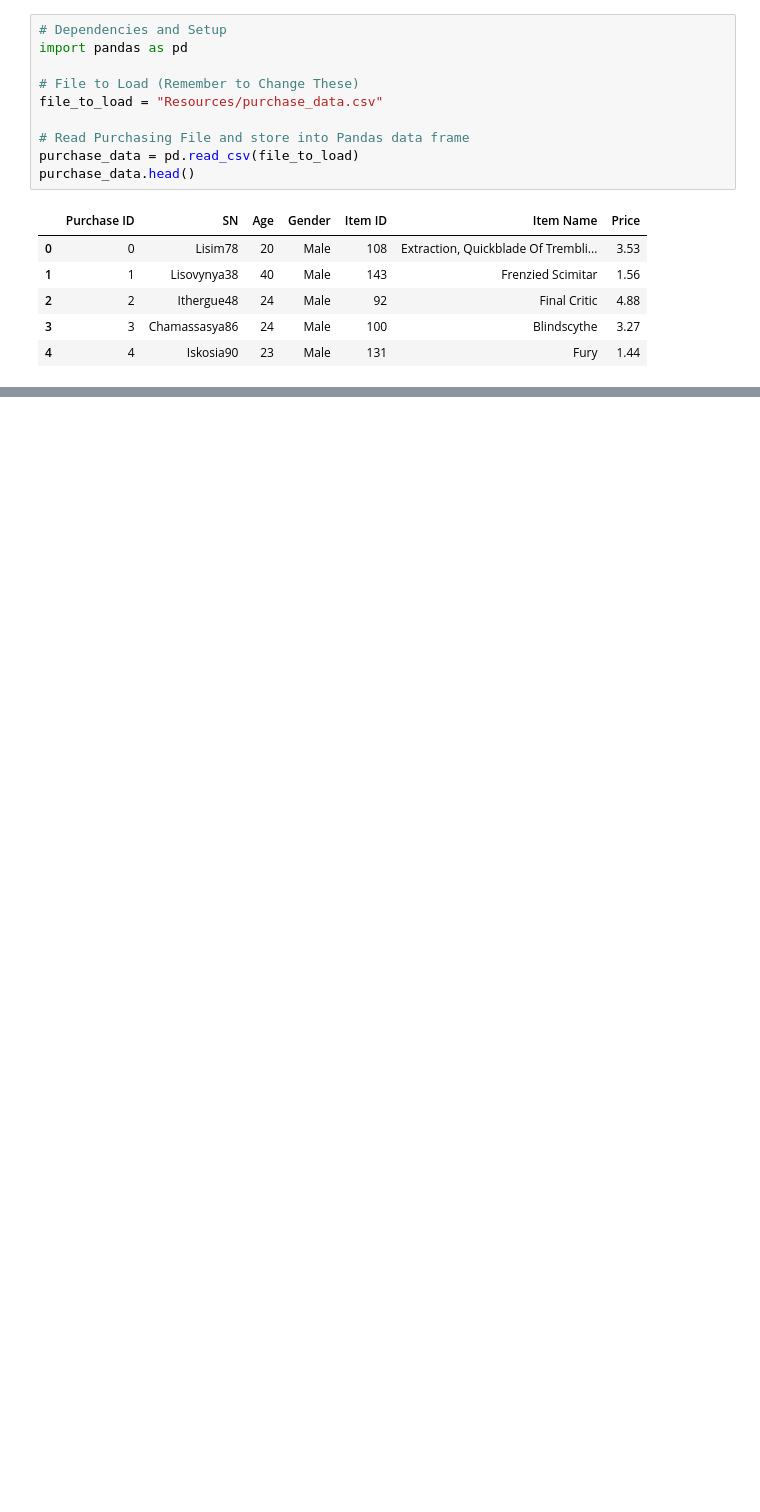
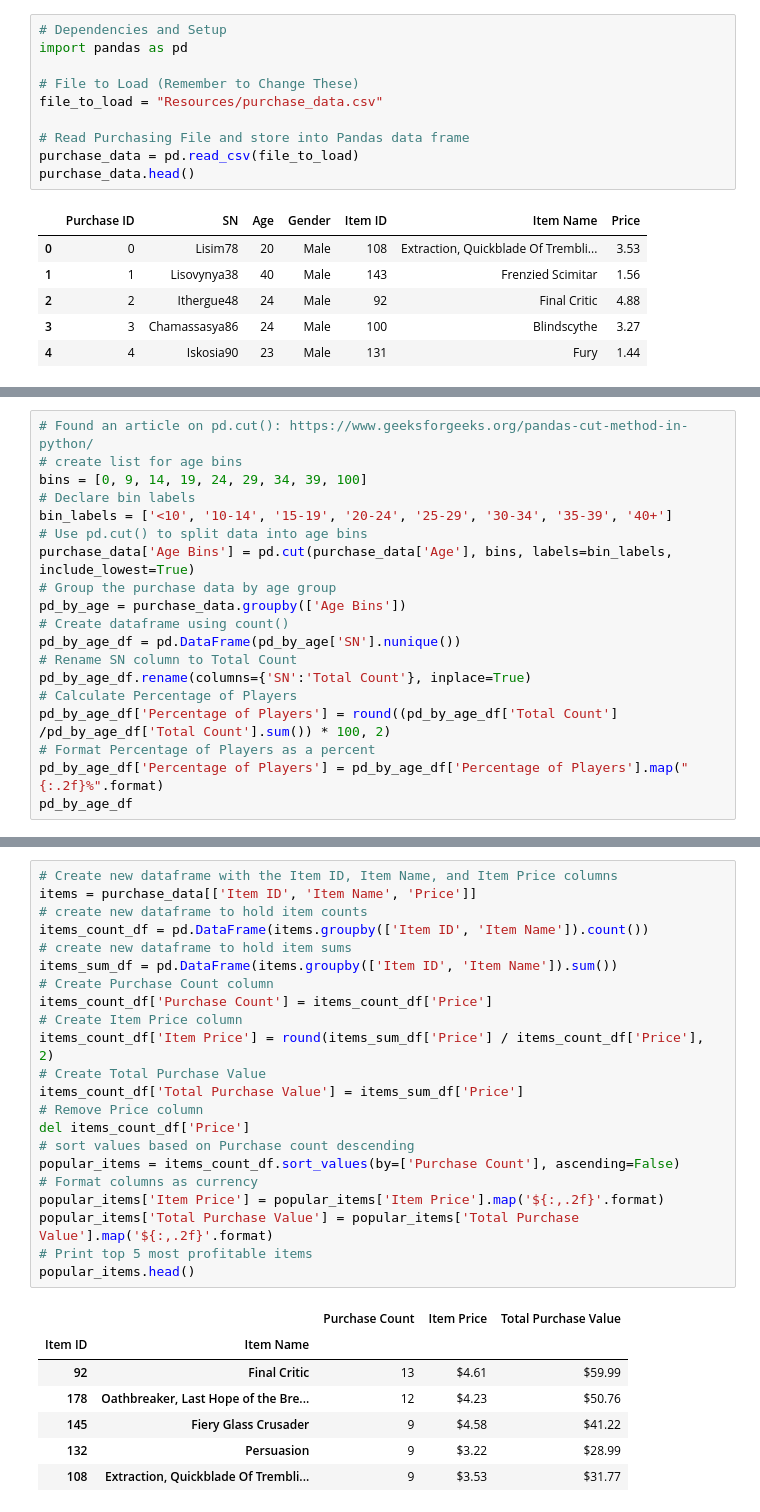
Before and after one commit to potterc22/pandas-challenge, a Jupyter notebook: HeroesOfPymoli/HeroesOfPymoli.ipynb, the cells around one changed output, grey strips where cells are left out. Drawn from its saved outputs; the diff is of its cells as text; blank space fills up the shorter version.

```diff
--- a/HeroesOfPymoli/HeroesOfPymoli.ipynb
+++ b/HeroesOfPymoli/HeroesOfPymoli.ipynb
@@ -226,0 +196,19 @@ print(f'Age 15-19 Total Purchase Value: ${total_purchases_15_19}')
+# %%
+# Found an article on pd.cut(): https://www.geeksforgeeks.org/pandas-cut-method-in-python/
+# create list for age bins
+bins = [0, 9, 14, 19, 24, 29, 34, 39, 100]
+# Declare bin labels
+bin_labels = ['<10', '10-14', '15-19', '20-24', '25-29', '30-34', '35-39', '40+']
+# Use pd.cut() to split data into age bins
+purchase_data['Age Bins'] = pd.cut(purchase_data['Age'], bins, labels=bin_labels, include_lowest=True)
+# Group the purchase data by age group
+pd_by_age = purchase_data.groupby(['Age Bins'])
+# Create dataframe using count()
+pd_by_age_df = pd.DataFrame(pd_by_age['SN'].nunique())
+# Rename SN column to Total Count
+pd_by_age_df.rename(columns={'SN':'Total Count'}, inplace=True)
+# Calculate Percentage of Players
+pd_by_age_df['Percentage of Players'] = round((pd_by_age_df['Total Count'] /pd_by_age_df['Total Count'].sum()) * 100, 2)
+# Format Percentage of Players as a percent
+pd_by_age_df['Percentage of Players'] = pd_by_age_df['Percentage of Players'].map("{:.2f}%".format)
+pd_by_age_df
@@ -226,0 +439,30 @@ print(f'Age 15-19 Total Purchase Value: ${total_purchases_15_19}')
+# %%
+# Create new dataframe with the Item ID, Item Name, and Item Price columns
+items = purchase_data[['Item ID', 'Item Name', 'Price']]
+# create new dataframe to hold item counts
+items_count_df = pd.DataFrame(items.groupby(['Item ID', 'Item Name']).count())
+# create new dataframe to hold item sums
+items_sum_df = pd.DataFrame(items.groupby(['Item ID', 'Item Name']).sum())
+# Create Purchase Count column
+items_count_df['Purchase Count'] = items_count_df['Price']
+# Create Item Price column
+items_count_df['Item Price'] = round(items_sum_df['Price'] / items_count_df['Price'], 2)
+# Create Total Purchase Value
+items_count_df['Total Purchase Value'] = items_sum_df['Price']
+# Remove Price column
+del items_count_df['Price']
+# sort values based on Purchase count descending
+popular_items = items_count_df.sort_values(by=['Purchase Count'], ascending=False)
+# Format columns as currency
+popular_items['Item Price'] = popular_items['Item Price'].map('${:,.2f}'.format)
+popular_items['Total Purchase Value'] = popular_items['Total Purchase Value'].map('${:,.2f}'.format)
+# Print top 5 most profitable items
+popular_items.head()
+# %% [output]
+|  |  | Purchase Count | Item Price | Total Purchase Value |
+| Item ID | Item Name |  |  |  |
+| 92 | Final Critic | 13 | $4.61 | $59.99 |
+| 178 | Oathbreaker, Last Hope of the Bre... | 12 | $4.23 | $50.76 |
+| 145 | Fiery Glass Crusader | 9 | $4.58 | $41.22 |
+| 132 | Persuasion | 9 | $3.22 | $28.99 |
+| 108 | Extraction, Quickblade Of Trembli... | 9 | $3.53 | $31.77 |
```
Also changed, not shown: parts of 59 cells of this notebook.
